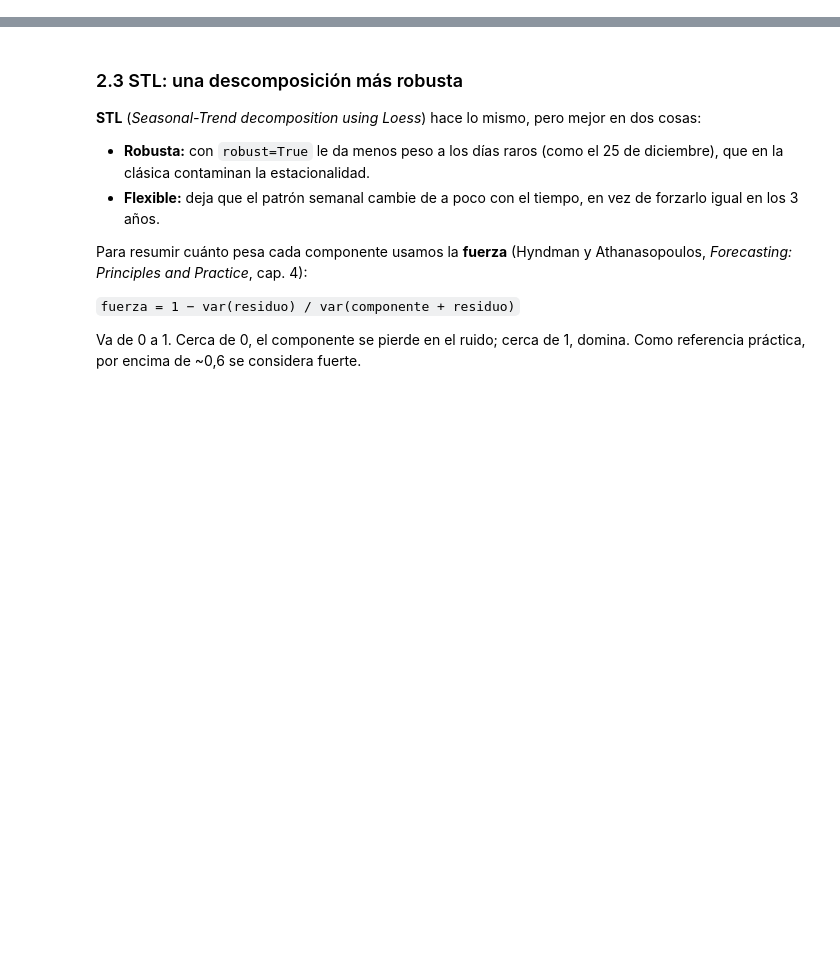
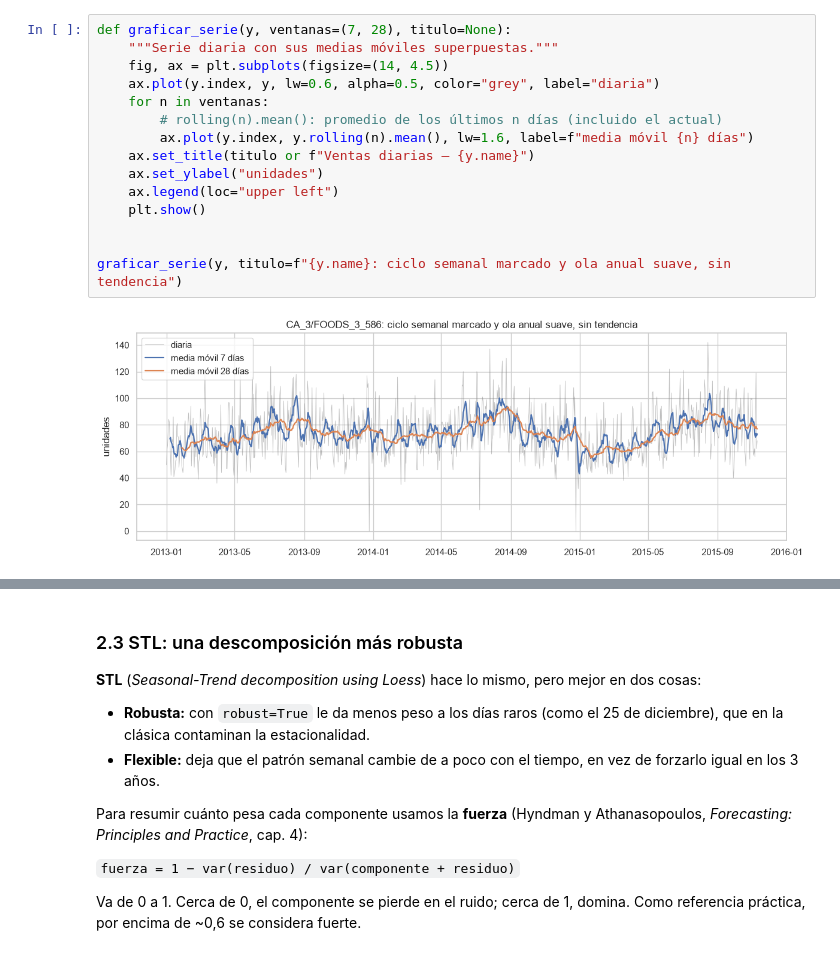
Before and after one commit to agus-chaud/forecasting-retail, a Jupyter notebook: 03_notebooks/04_SARIMA.ipynb, the cells around one changed output, grey strips where cells are left out. Drawn from its saved outputs; the diff is of its cells as text; blank space fills up the shorter version.

```diff
--- a/03_notebooks/04_SARIMA.ipynb
+++ b/03_notebooks/04_SARIMA.ipynb
@@ -189,0 +233,17 @@ print(y.nlargest(5))
+# %%
+def graficar_serie(y, ventanas=(7, 28), titulo=None):
+    """Serie diaria con sus medias móviles superpuestas."""
+    fig, ax = plt.subplots(figsize=(14, 4.5))
+    ax.plot(y.index, y, lw=0.6, alpha=0.5, color="grey", label="diaria")
+    for n in ventanas:
+        # rolling(n).mean(): promedio de los últimos n días (incluido el actual)
+        ax.plot(y.index, y.rolling(n).mean(), lw=1.6, label=f"media móvil {n} días")
+    ax.set_title(titulo or f"Ventas diarias — {y.name}")
+    ax.set_ylabel("unidades")
+    ax.legend(loc="upper left")
+    plt.show()
+
+
+graficar_serie(y, titulo=f"{y.name}: ciclo semanal marcado y ola anual suave, sin tendencia")
+# %% [output]
+[figure, added]
```
Also changed, not shown: parts of 49 cells of this notebook, 2 other files.
